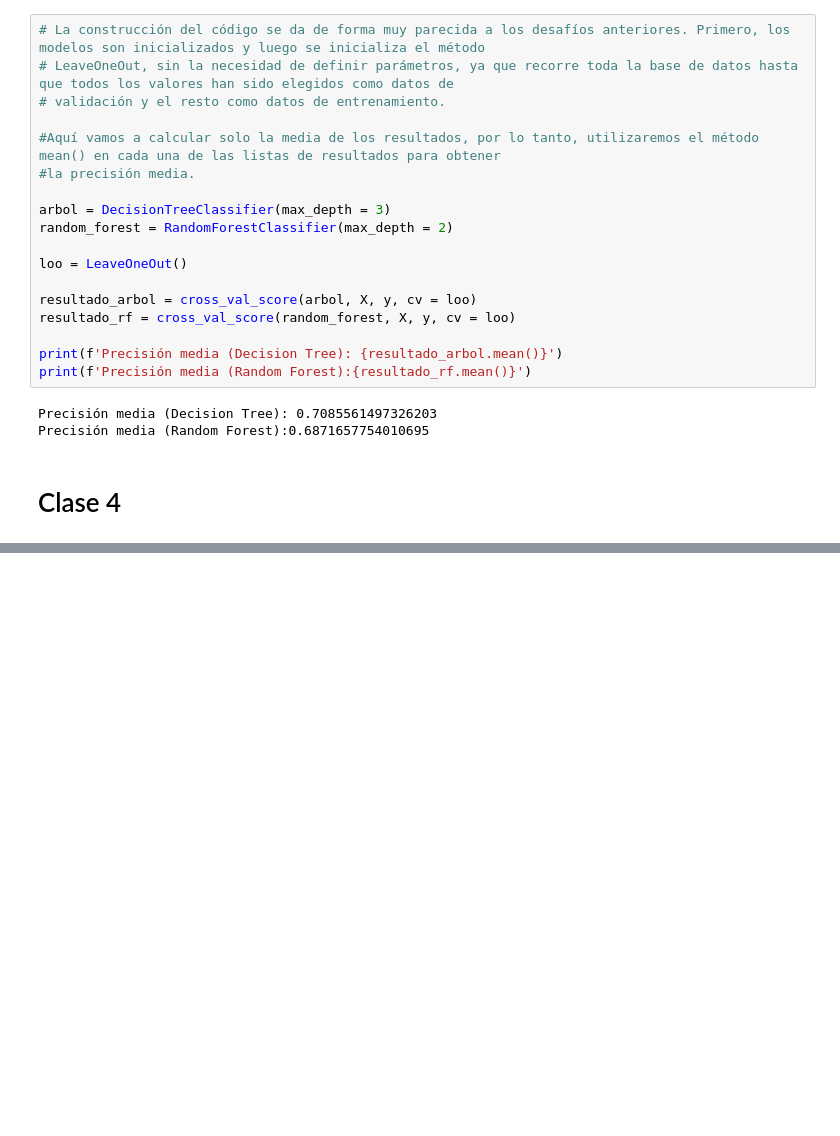
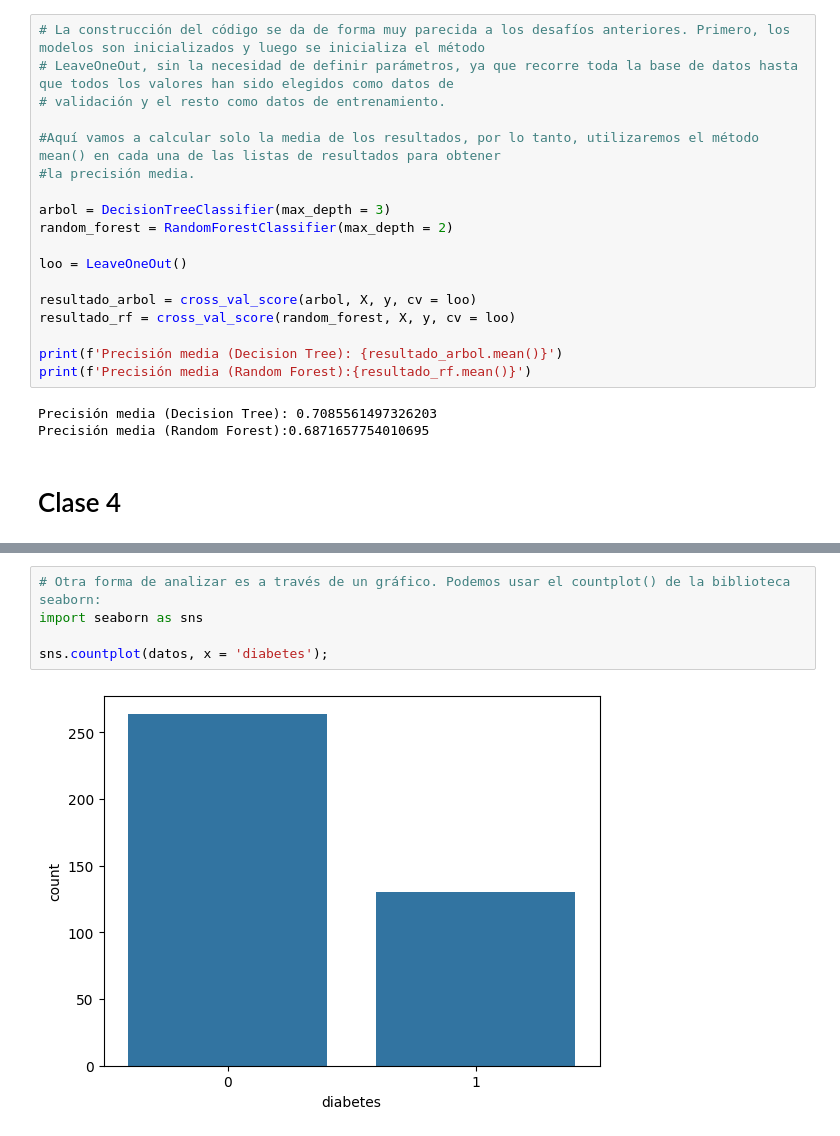
Before and after one commit to Tecindes/Ejercicios-Propuestos, a Jupyter notebook: Ejercicios.ipynb, the cells around one changed output, grey strips where cells are left out. Saved outputs shown, nothing was run; the diff lists cells and outputs as text; blank space fills up the shorter version.

```diff
--- a/Ejercicios.ipynb
+++ b/Ejercicios.ipynb
@@ -609,0 +659,7 @@ Precisión media (Random Forest):0.6871657754010695
+# %%
+# Otra forma de analizar es a través de un gráfico. Podemos usar el countplot() de la biblioteca seaborn:
+import seaborn as sns
+
+sns.countplot(datos, x = 'diabetes');
+# %% [output]
+[figure, added]
```
Also changed, not shown: parts of 18 cells of this notebook.
